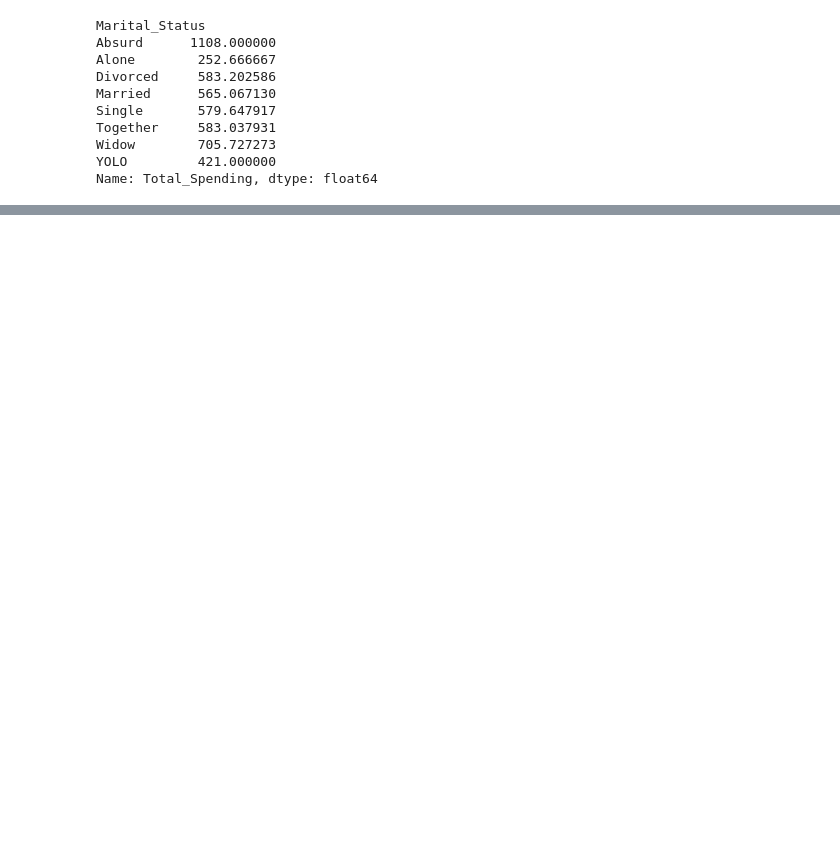
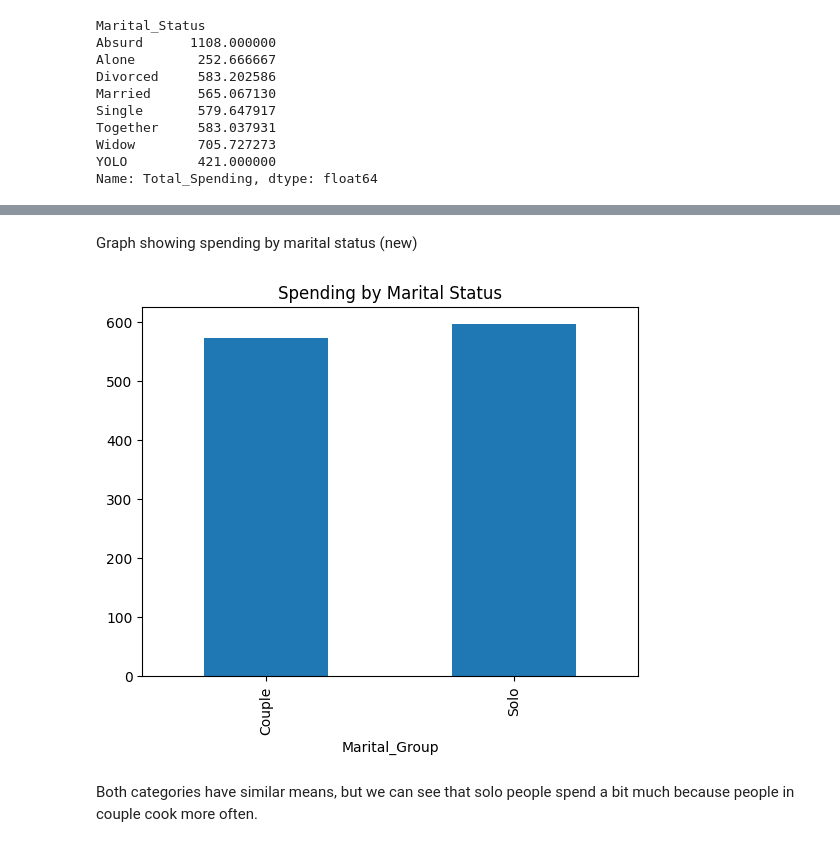
Before and after one commit to GaspardDes/IFOOD-EDA, a Jupyter notebook: src/Exercice_2.ipynb, the cells around one changed output, grey strips where cells are left out. Cells and saved outputs as stored; diff of their text form; code cells hidden in the pictures; blank space fills up the shorter version.

```diff
--- a/src/Exercice_2.ipynb
+++ b/src/Exercice_2.ipynb
@@ -39,0 +47,10 @@ df.groupby("Marital_Status")["Total_Spending"].mean().plot(kind="bar")
+# %%
+def categorize_marital(status):
+    if status in ["Single", "Alone", "Widow", "YOLO", "Absurd"]:
+        return "Solo"
+    elif status in ["Married", "Together", "Divorced"]:
+        return "Couple"
+    else:
+        return None
+# %%
+df["Marital_Group"] = df["Marital_Status"].apply(categorize_marital)
@@ -39,0 +75,10 @@ df.groupby("Marital_Status")["Total_Spending"].mean().plot(kind="bar")
+# %% [markdown]
+Graph showing spending by marital status (new)
+# %%
+df.groupby("Marital_Group")["Total_Spending"].mean().plot(kind="bar")
+plt.title("Spending by Marital Status")
+plt.show()
+# %% [output]
+[figure, added]
+# %% [markdown]
+Both categories have similar means, but we can see that solo people spend a bit much because people in couple cook more often.
```
Also changed, not shown: parts of 9 cells of this notebook.
